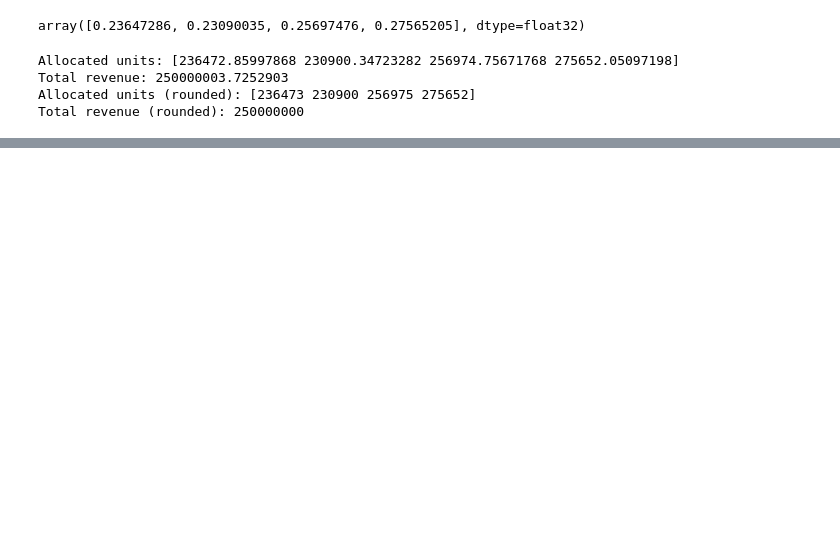
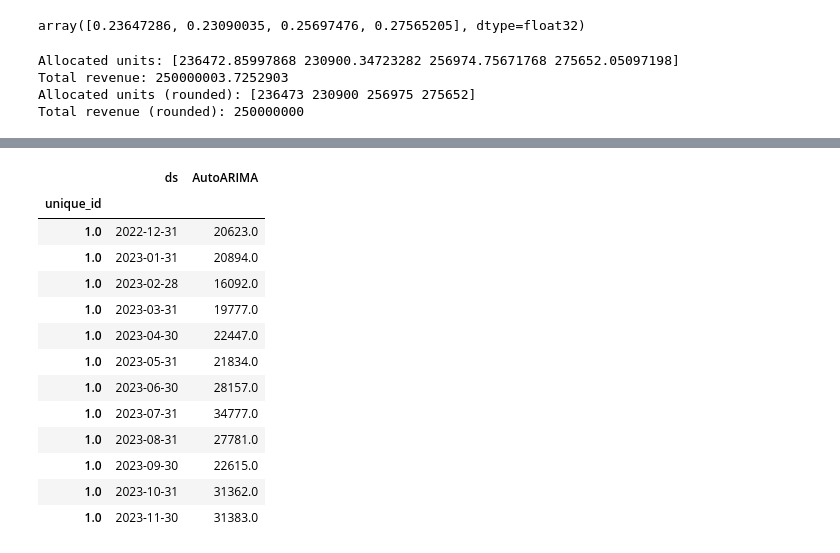
Before and after one commit to vamshi694/Apple_Case_Study, a Jupyter notebook: Scripts/Forecasting.ipynb, the cells around one changed output, grey strips where cells are left out. Saved outputs shown, nothing was run; the diff lists cells and outputs as text; code cells hidden in the pictures; blank space fills up the shorter version.

```diff
--- a/Scripts/Forecasting.ipynb
+++ b/Scripts/Forecasting.ipynb
@@ -402,0 +507,17 @@ Total revenue (rounded): 250000000
+# %%
+round(future_forecast[future_forecast.index==1][['ds','AutoARIMA']])
+# %% [output]
+|  | ds | AutoARIMA |
+| unique_id |  |  |
+| 1.0 | 2022-12-31 | 20623.0 |
+| 1.0 | 2023-01-31 | 20894.0 |
+| 1.0 | 2023-02-28 | 16092.0 |
+| 1.0 | 2023-03-31 | 19777.0 |
+| 1.0 | 2023-04-30 | 22447.0 |
+| 1.0 | 2023-05-31 | 21834.0 |
+| 1.0 | 2023-06-30 | 28157.0 |
+| 1.0 | 2023-07-31 | 34777.0 |
+| 1.0 | 2023-08-31 | 27781.0 |
+| 1.0 | 2023-09-30 | 22615.0 |
+| 1.0 | 2023-10-31 | 31362.0 |
+| 1.0 | 2023-11-30 | 31383.0 |
```
Also changed, not shown: parts of 6 cells of this notebook, 1 other file.
